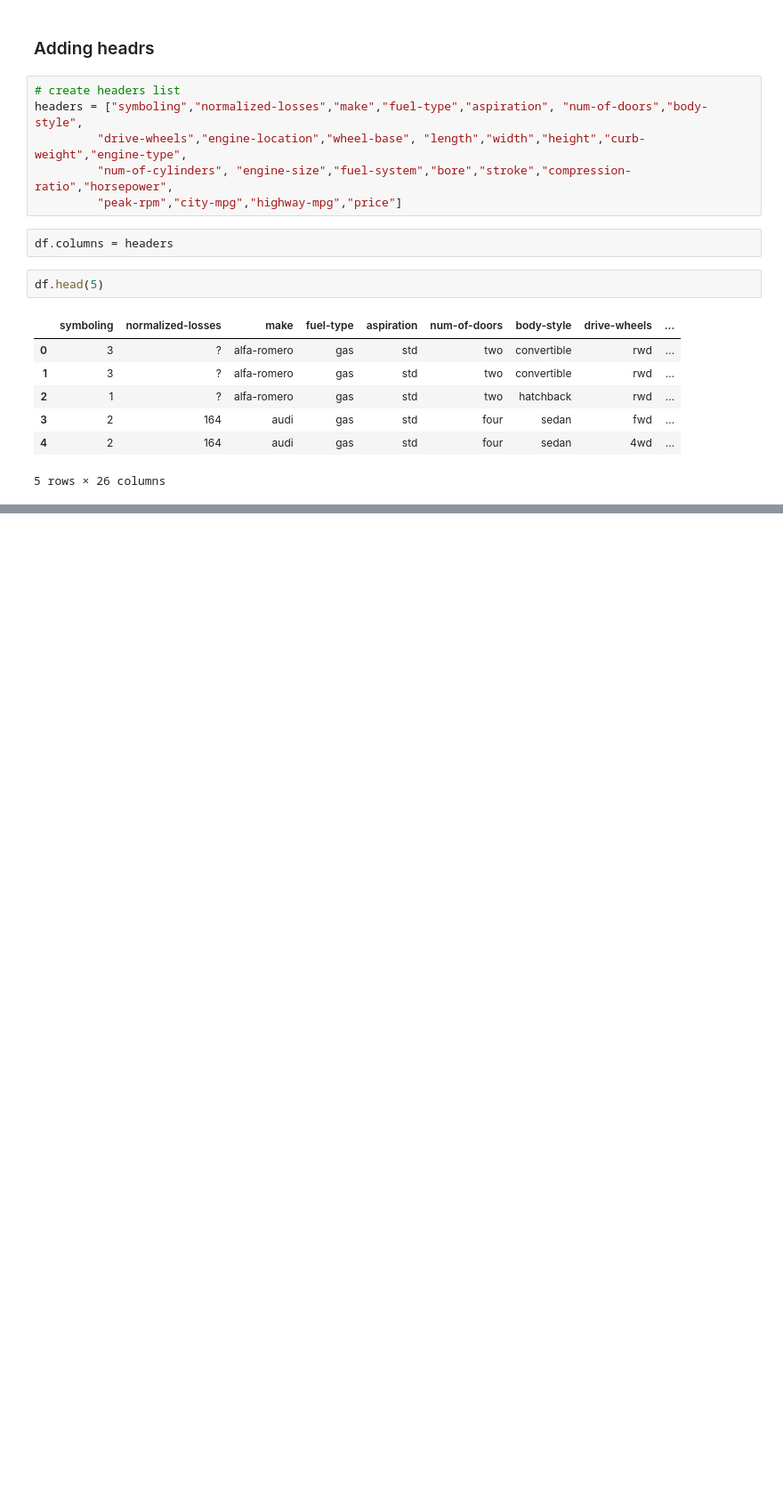
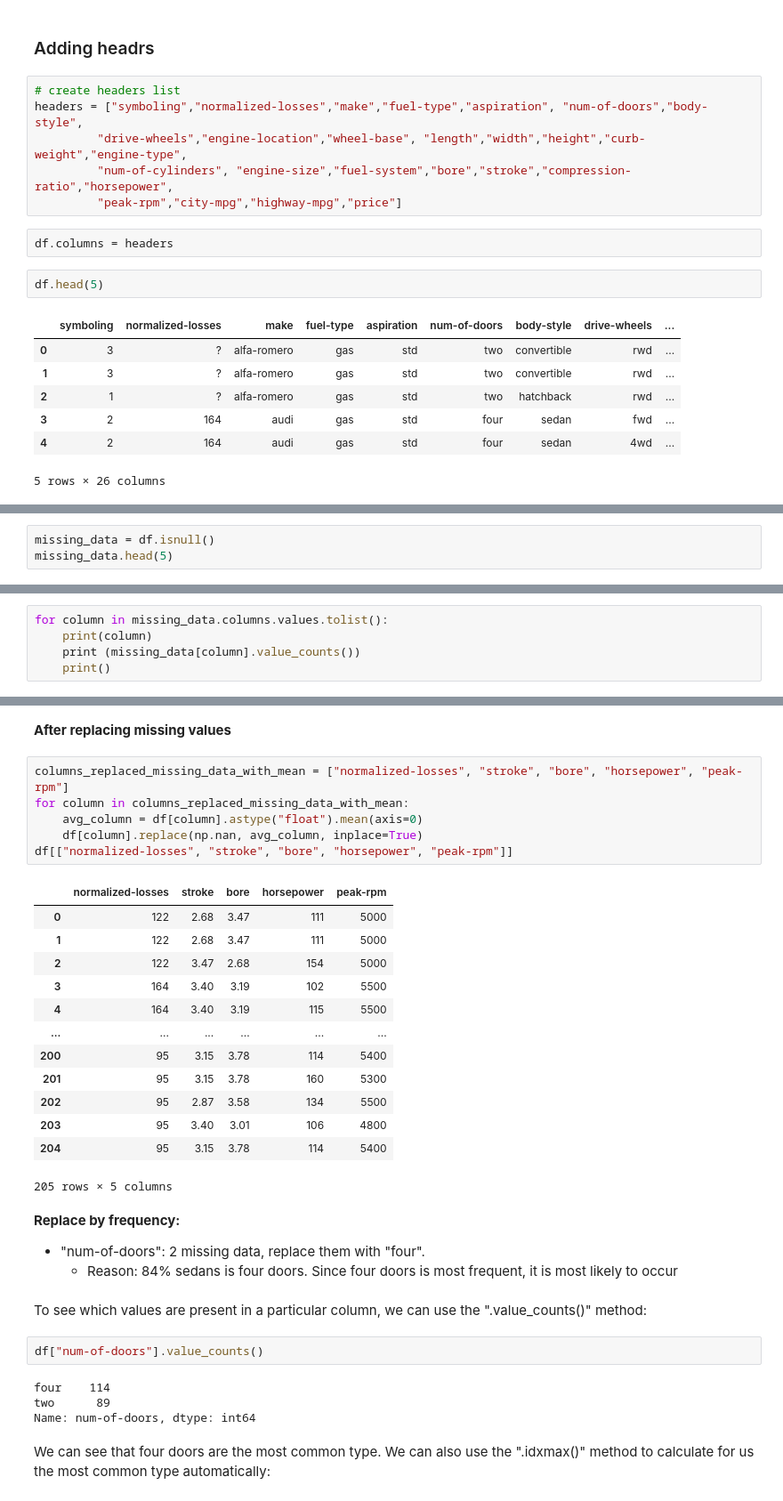
Before and after one commit to essanhaji/car_prices, a Jupyter notebook: main.ipynb, the cells around one changed output, grey strips where cells are left out. Shown: that part at 89% size. Saved outputs shown, nothing was run; the diff lists cells and outputs as text; blank space fills up the shorter version.

```diff
--- a/main.ipynb
+++ b/main.ipynb
@@ -98,0 +126,3 @@ AttributeError: 'Series' object has no attribute 'isNull'
+# %%
+missing_data = df.isnull()
+missing_data.head(5)
@@ -98,0 +139,5 @@ AttributeError: 'Series' object has no attribute 'isNull'
+# %%
+for column in missing_data.columns.values.tolist():
+    print(column)
+    print (missing_data[column].value_counts())
+    print()
@@ -98,0 +205,41 @@ AttributeError: 'Series' object has no attribute 'isNull'
+# %% [markdown]
+<b>After replacing missing values</b>
+# %%
+columns_replaced_missing_data_with_mean = ["normalized-losses", "stroke", "bore", "horsepower", "peak-rpm"]
+for column in columns_replaced_missing_data_with_mean:
+    avg_column = df[column].astype("float").mean(axis=0)
+    df[column].replace(np.nan, avg_column, inplace=True)
+df[["normalized-losses", "stroke", "bore", "horsepower", "peak-rpm"]]
+# %% [output]
+|  | normalized-losses | stroke | bore | horsepower | peak-rpm |
+| 0 | 122 | 2.68 | 3.47 | 111 | 5000 |
+| 1 | 122 | 2.68 | 3.47 | 111 | 5000 |
+| 2 | 122 | 3.47 | 2.68 | 154 | 5000 |
+| 3 | 164 | 3.40 | 3.19 | 102 | 5500 |
+| 4 | 164 | 3.40 | 3.19 | 115 | 5500 |
+| ... | ... | ... | ... | ... | ... |
+| 200 | 95 | 3.15 | 3.78 | 114 | 5400 |
+| 201 | 95 | 3.15 | 3.78 | 160 | 5300 |
+| 202 | 95 | 2.87 | 3.58 | 134 | 5500 |
+| 203 | 95 | 3.40 | 3.01 | 106 | 4800 |
+| 204 | 95 | 3.15 | 3.78 | 114 | 5400 |
+205 rows × 5 columns
+# %% [markdown]
+<b>Replace by frequency:</b>
+<ul>
+    <li>"num-of-doors": 2 missing data, replace them with "four".
+        <ul>
+            <li>Reason: 84% sedans is four doors. Since four doors is most frequent, it is most likely to occur</li>
+        </ul>
+    </li>
+</ul>
+# %% [markdown]
+To see which values are present in a particular column, we can use the ".value_counts()" method:
+# %%
+df["num-of-doors"].value_counts()
+# %% [output]
+four    114
+two      89
+Name: num-of-doors, dtype: int64
+# %% [markdown]
+We can see that four doors are the most common type. We can also use the ".idxmax()" method to calculate for us the most common type automatically:
```
Also changed, not shown: parts of 39 cells of this notebook.
